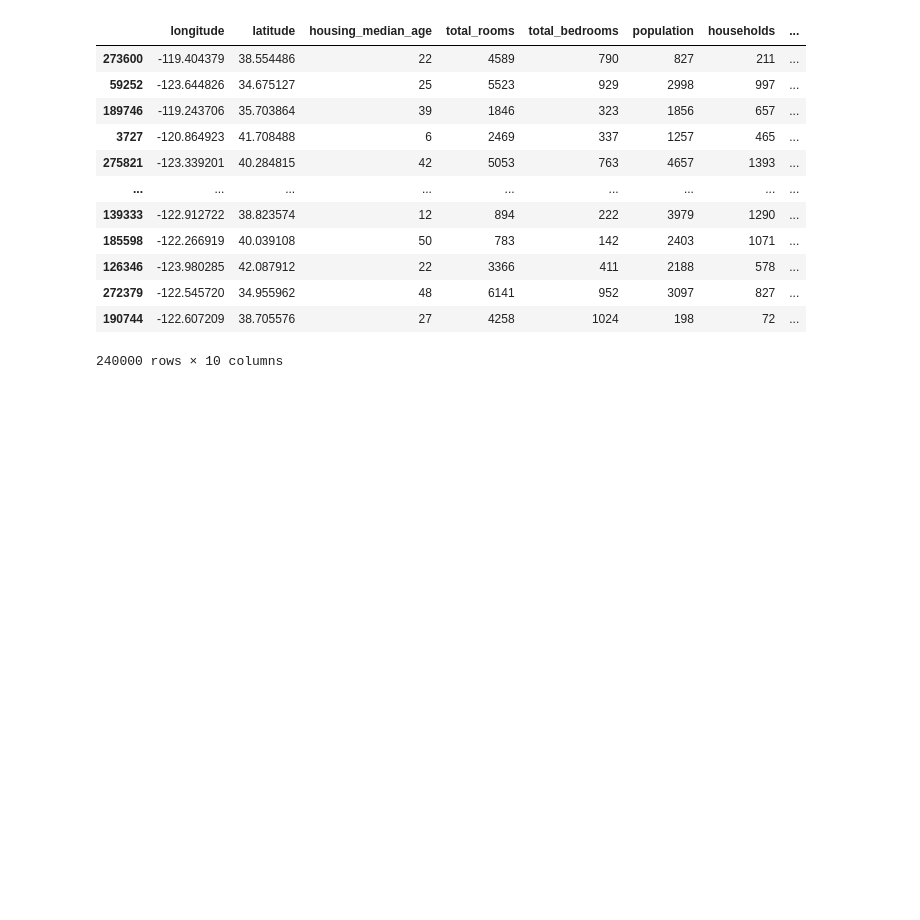
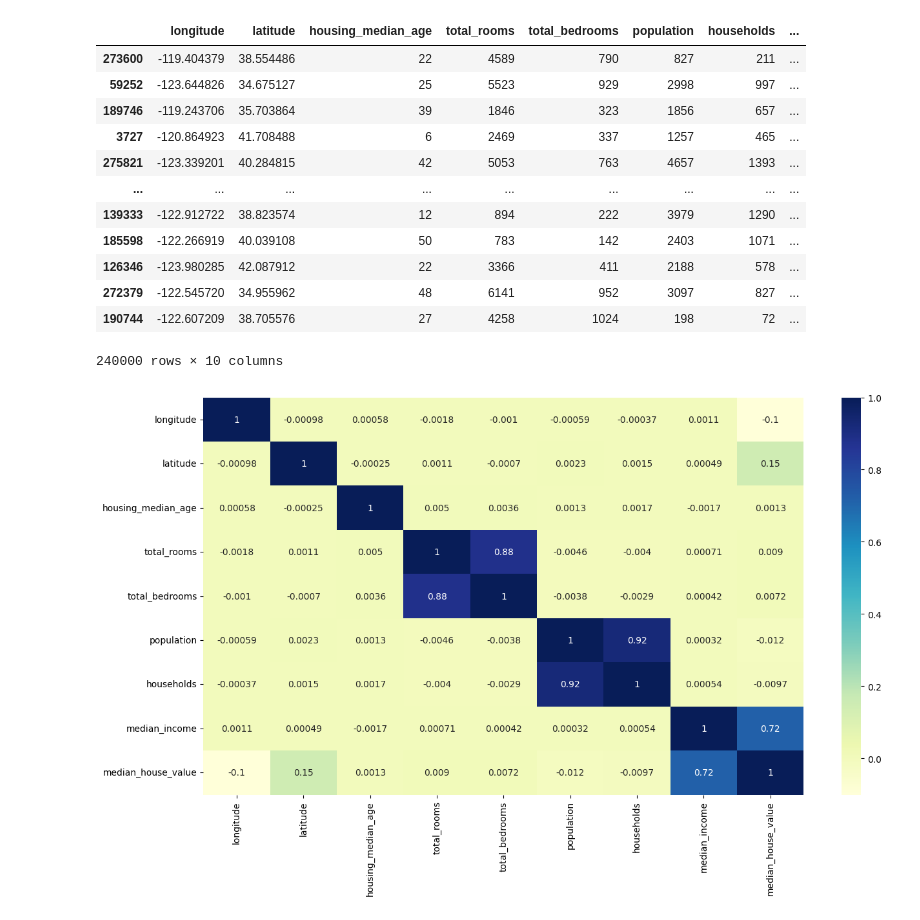
Before and after one commit to Beninoje/BigDataFinalProject, a Jupyter notebook: house_prediction.ipynb, the cells around one changed output. Saved outputs shown, nothing was run; the diff lists cells and outputs as text; code cells hidden in the pictures; blank space fills up the shorter version.

```diff
--- a/house_prediction.ipynb
+++ b/house_prediction.ipynb
@@ -74,3 +74,14 @@ train_data
 | 272379 | -122.545720 | 34.955962 | 48 | 6141 | 952 | 3097 | 827 | ... |
 | 190744 | -122.607209 | 38.705576 | 27 | 4258 | 1024 | 198 | 72 | ... |
 240000 rows × 10 columns
+# %%
+train_data = X_train.join(y_train) # the result of this only shows the result of the training data
+
+train_data_numeric = train_data.drop(columns=['ocean_proximity'])
+
+plt.figure(figsize=(15,8))
+sns.heatmap(train_data_numeric.corr(), annot=True, cmap="YlGnBu")
+plt.show()
+#======= END OF DATA EXPLORATION ========#
+# %% [output]
+[figure, added]
```
